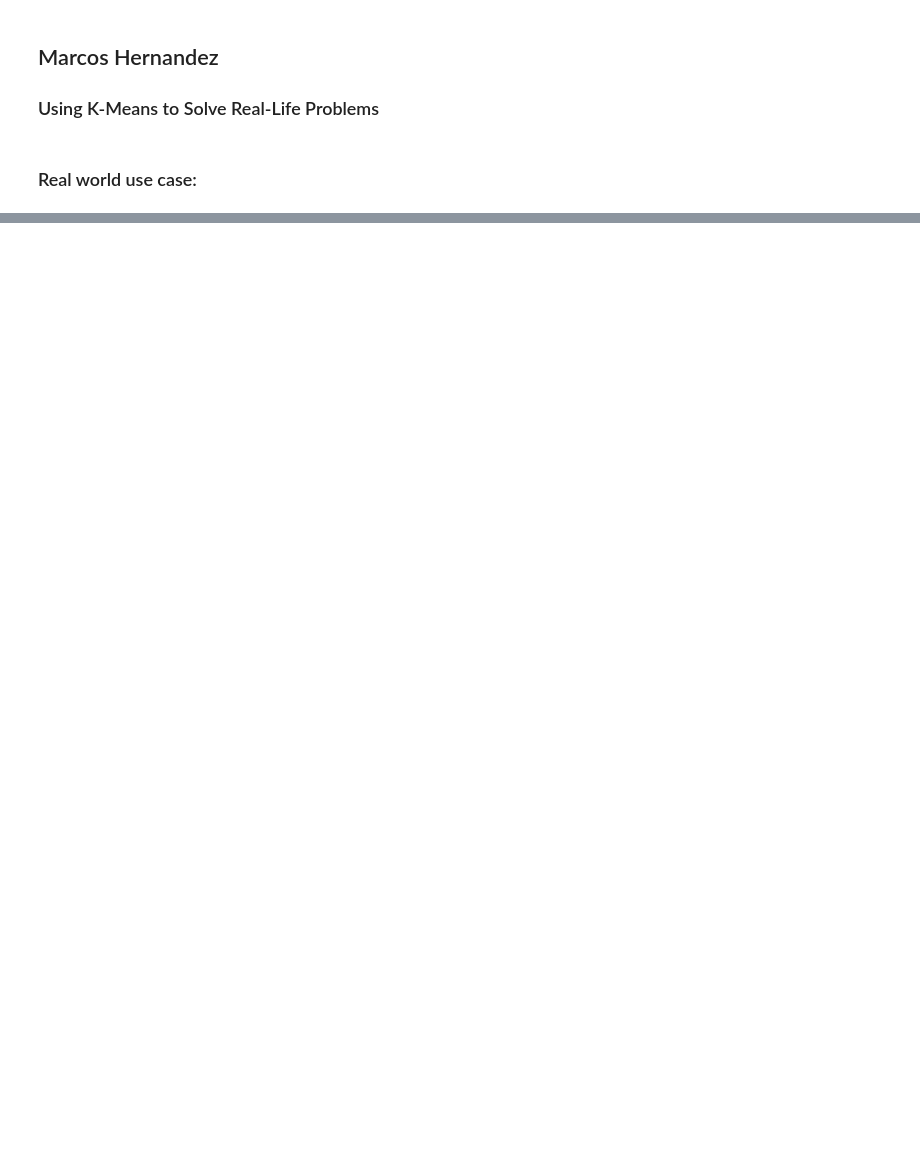
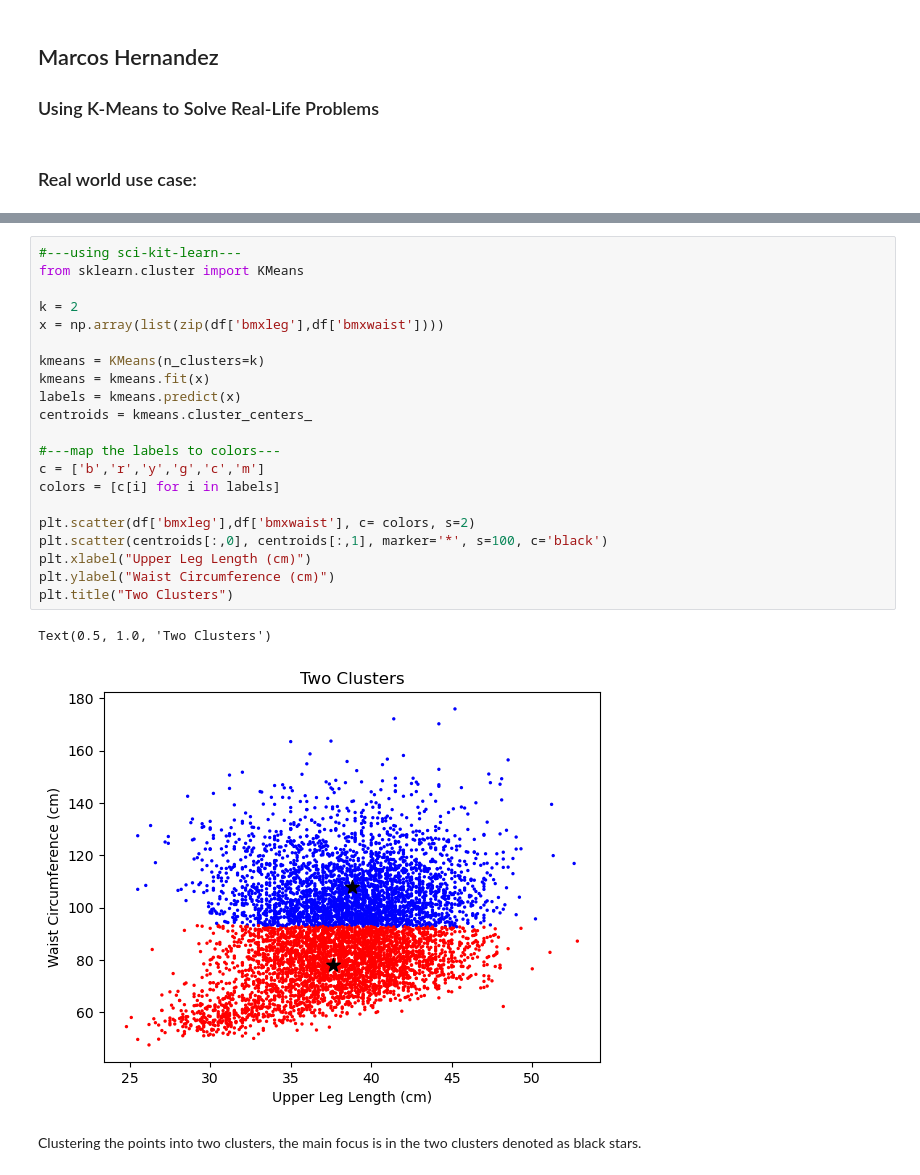
Before and after one commit to MarcoAxel/AI-ML, a Jupyter notebook: K-Means_Project/KMeans_Model.ipynb, the cells around one changed output, grey strips where cells are left out. Drawn from its saved outputs; the diff is of its cells as text; blank space fills up the shorter version.

```diff
--- a/K-Means_Project/KMeans_Model.ipynb
+++ b/K-Means_Project/KMeans_Model.ipynb
@@ -28,0 +104,26 @@ The dataset can also be found here: https://data.world/rhoyt/body-measurements
+# %%
+#---using sci-kit-learn---
+from sklearn.cluster import KMeans
+
+k = 2
+x = np.array(list(zip(df['bmxleg'],df['bmxwaist'])))
+
+kmeans = KMeans(n_clusters=k)
+kmeans = kmeans.fit(x)
+labels = kmeans.predict(x)
+centroids = kmeans.cluster_centers_
+
+#---map the labels to colors---
+c = ['b','r','y','g','c','m']
+colors = [c[i] for i in labels]
+
+plt.scatter(df['bmxleg'],df['bmxwaist'], c= colors, s=2)
+plt.scatter(centroids[:,0], centroids[:,1], marker='*', s=100, c='black')
+plt.xlabel("Upper Leg Length (cm)")
+plt.ylabel("Waist Circumference (cm)")
+plt.title("Two Clusters")
+# %% [output]
+Text(0.5, 1.0, 'Two Clusters')
+[figure, added]
+# %% [markdown]
+Clustering the points into two clusters, the main focus is in the two clusters denoted as black stars.
```
Also changed, not shown: parts of 11 cells of this notebook.
